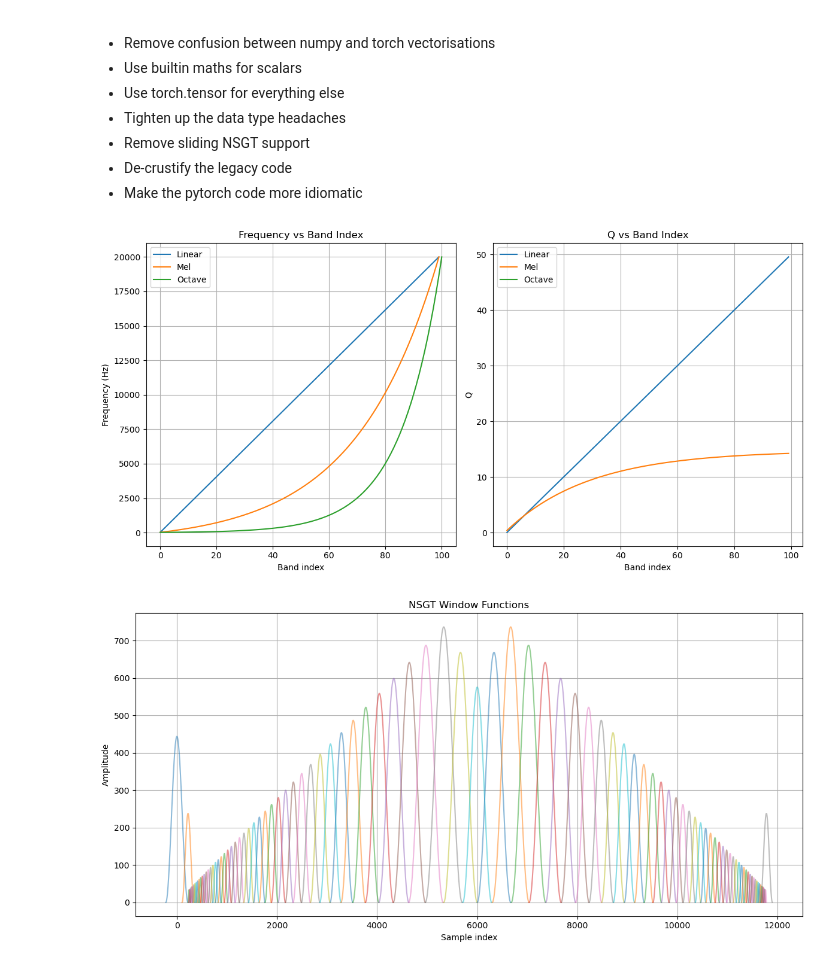
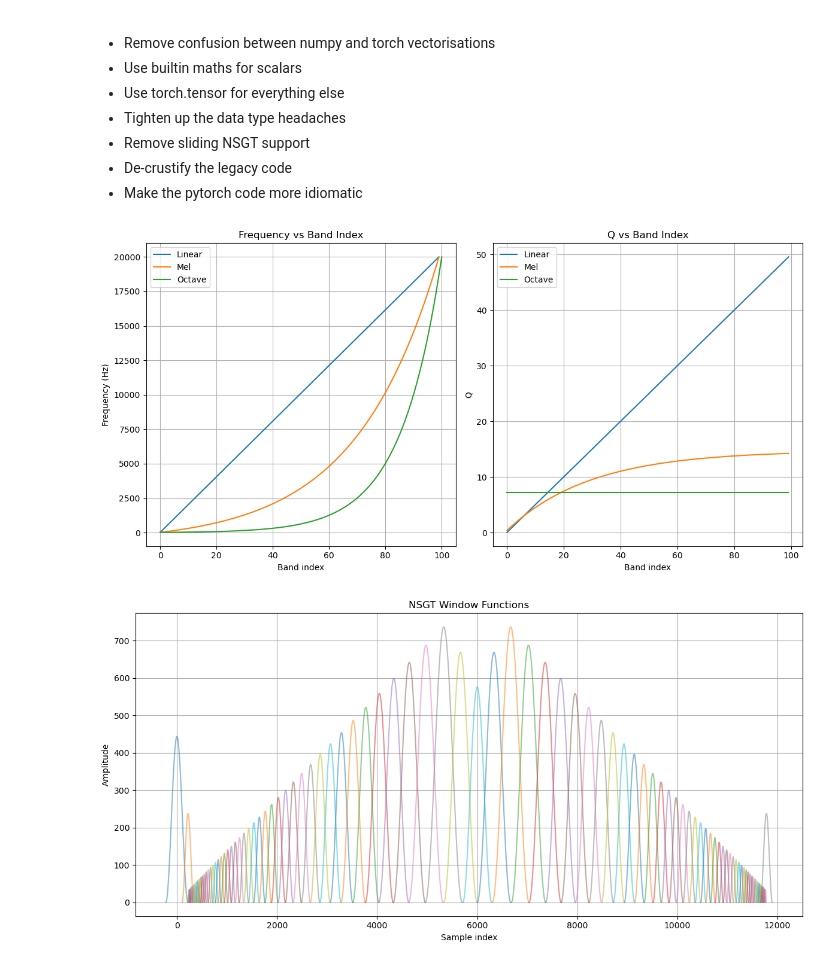
Before and after one commit to tommoED/nsgt-3, a Jupyter notebook: nsgt.ipynb, the cells around one changed output. Drawn from its saved outputs; the diff is of its cells as text; code cells hidden in the pictures.

```diff
--- a/nsgt.ipynb
+++ b/nsgt.ipynb
@@ -13,9 +18,6 @@ from math import *
 - De-crustify the legacy code
 - Make the pytorch code more idiomatic
 # %%
-
-
-
 class Scale:
     dbnd = 1.e-8
     F : Tensor = None
@@ -34,7 +36,7 @@ class Scale:
         return self.bnds
 
 class OctScale(Scale):
-    def __init__(self, fmin, fmax, bpo, beyond=0):
+    def __init__(self, bpo, fmin, fmax, beyond=0):
         """
         @param fmin: minimum frequency (Hz)
         @param fmax: maximum frequency (Hz)
@@ -54,12 +56,12 @@ class OctScale(Scale):
         q = sqrt(self.pow2n)/(self.pow2n-1.)/2.
 
         self.Q = tensor([q])
-        self.F = tensor(self.fmin*self.pow2n**(torch.arange(self.bnds)))
+        self.F = self.fmin*self.pow2n**torch.arange(self.bnds)
 
 
 
 class LinScale(Scale):
-    def __init__(self, fmin, fmax, bnds, beyond=0):
+    def __init__(self,  bnds, fmin, fmax, beyond=0):
         """
         @param fmin: minimum frequency (Hz)
         @param fmax: maximum frequency (Hz)
@@ -90,7 +92,7 @@ def mel2hz(m):
 
 
 class MelScale(Scale):
-    def __init__(self, fmin, fmax, bnds, beyond=0):
+    def __init__(self, bnds, fmin, fmax, beyond=0):
         """
         @param fmin: minimum frequency (Hz)
         @param fmax: maximum frequency (Hz)
@@ -117,38 +119,38 @@ class MelScale(Scale):
 import matplotlib.pyplot as plt
 
 # Create example scales
-lin_scale = LinScale(20, 20000, 100)
-mel_scale = MelScale(20, 20000, 100)
-oct_scale = OctScale(20, 20000, 10)
+lin_scale = LinScale(100, 20, 20000)
+mel_scale = MelScale(100, 20, 20000)
+oct_scale = OctScale(10,  20, 20000)
 
 # Plot frequency scales
 plt.figure(figsize=(12, 6))
 plt.subplot(1, 2, 1)
 plt.plot(lin_scale.F, label='Linear')
 plt.plot(mel_scale.F, label='Mel')
 plt.plot(oct_scale.F, label='Octave')
 plt.xlabel('Band index')
 plt.ylabel('Frequency (Hz)')
 plt.title('Frequency vs Band Index')
 plt.legend()
 plt.grid(True)
 
 plt.subplot(1,2,2)
 plt.plot(lin_scale.Q, label='Linear')
 plt.plot(mel_scale.Q, label='Mel')
-plt.plot(oct_scale.Q, label='Octave')
+plt.plot(oct_scale.Q.repeat(100), label='Octave')
 plt.xlabel('Band index')
 plt.ylabel('Q')
 plt.title('Q vs Band Index')
 plt.legend()
 plt.grid(True)
 
 
 
 plt.tight_layout()
 plt.show()
 # %% [output]
-[figure, old version]
+[figure, new version]
 # %%
 def hannwin(l):
     r = torch.arange(l,dtype=float)
```
Also changed, not shown: parts of 12 cells of this notebook, 1 other file.
